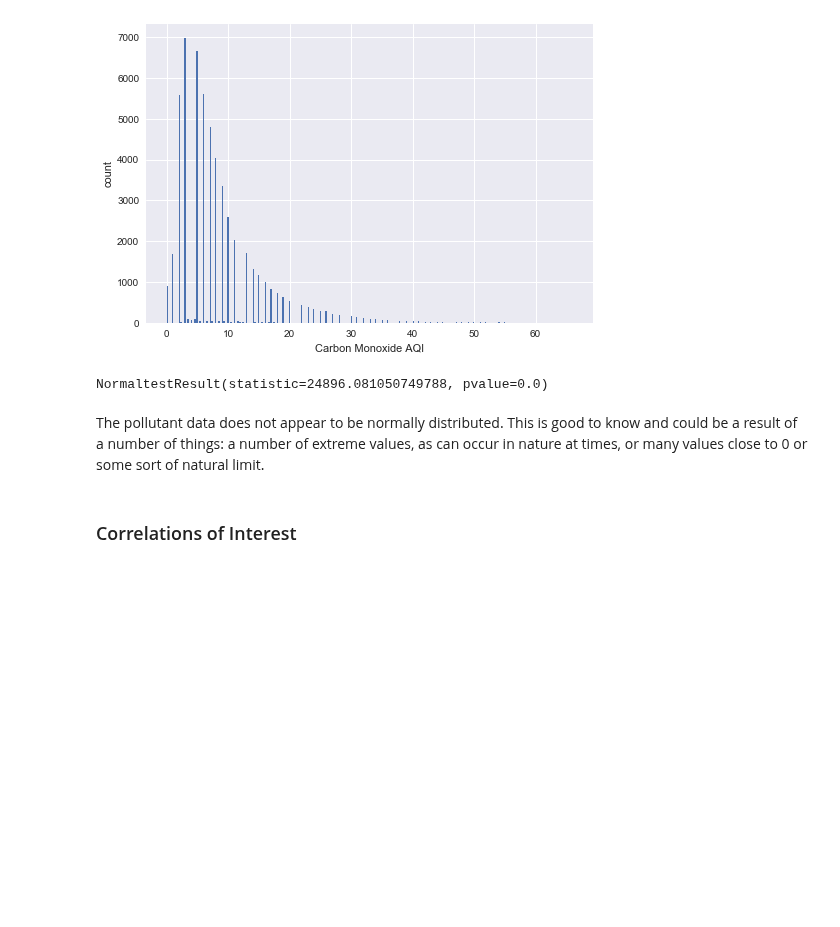
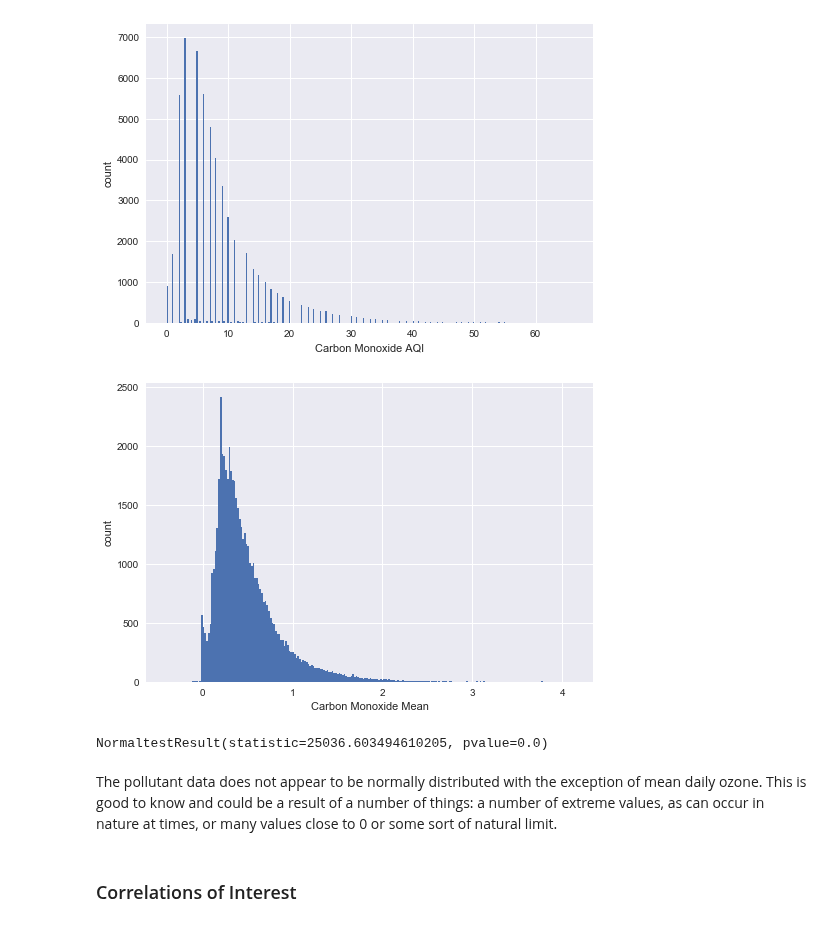
Before and after one commit to bouncebarkrun/Springboard-Data-Science-Career-Track, a Jupyter notebook: 1st Capstone Project/Capstone 1 Inferential Statistics.ipynb, the cells around one changed output. Cells and saved outputs as stored; diff of their text form; code cells hidden in the pictures; blank space fills up the shorter version.

```diff
--- a/1st Capstone Project/Capstone 1 Inferential Statistics.ipynb
+++ b/1st Capstone Project/Capstone 1 Inferential Statistics.ipynb
@@ -166,13 +196,23 @@ plt.ylabel('count')
 plt.show()
 # %% [output]
 [figure]
+# %%
+n_data = len(pollution7.CO_Mean)
+n_bins = np.sqrt(n_data)
+n_bins = int(n_bins)
+plt.hist(pollution7.CO_Mean, bins = n_bins)
+plt.xlabel('Carbon Monoxide Mean')
+plt.ylabel('count')
+plt.show()
+# %% [output]
+[figure, added]
 # %%
 import scipy.stats as stats
-stats.normaltest(pollution7.CO_AQI)
+stats.normaltest(pollution7.CO_Mean)
 # %% [output]
-NormaltestResult(statistic=24896.081050749788, pvalue=0.0)
+NormaltestResult(statistic=25036.603494610205, pvalue=0.0)
 # %% [markdown]
-The pollutant data does not appear to be normally distributed. This is good to know and could be a result of a number of things: a number of extreme values, as can occur in nature at times, or many values close to 0 or some sort of natural limit.
+The pollutant data does not appear to be normally distributed with the exception of mean daily ozone. This is good to know and could be a result of a number of things: a number of extreme values, as can occur in nature at times, or many values close to 0 or some sort of natural limit.
 # %% [markdown]
 ### Correlations of Interest
 # %% [markdown]
```
Also changed, not shown: parts of 6 cells of this notebook.
